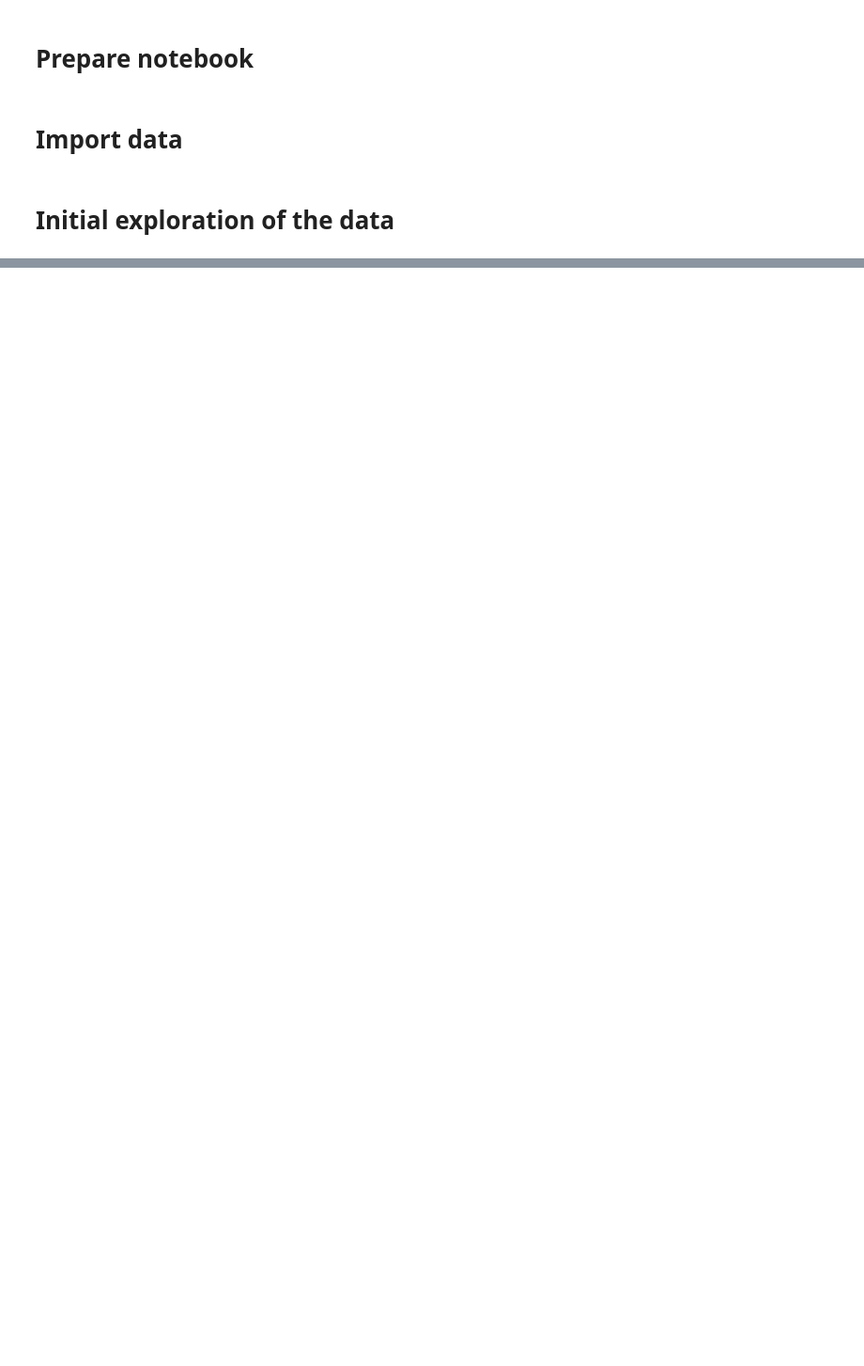
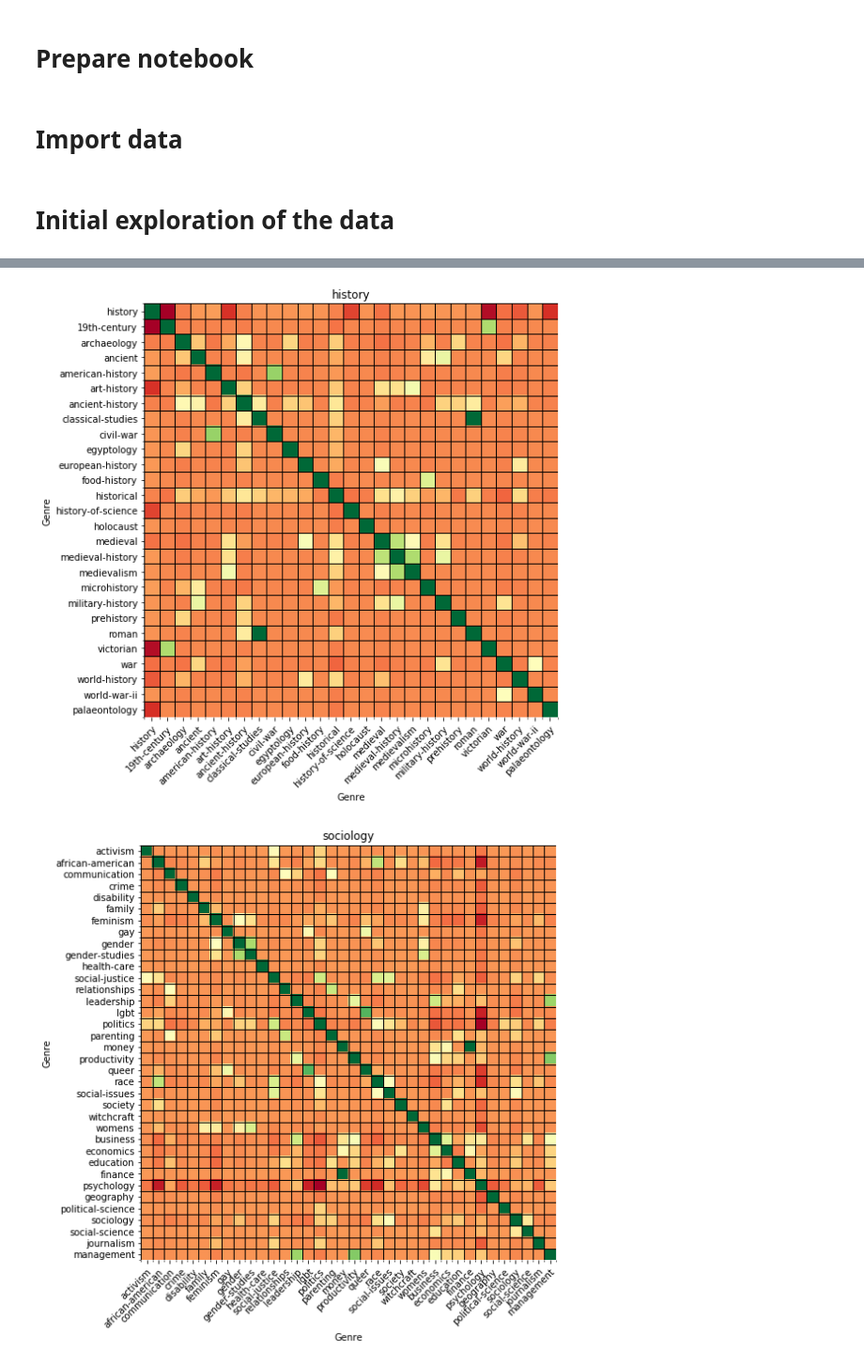
Before and after one commit to craig0a/reading_history_analysis, a Jupyter notebook: 1a - initial_exploration.ipynb, the cells around one changed output, grey strips where cells are left out. Shown: that part at 94% size. Drawn from its saved outputs; the diff is of its cells as text; code cells hidden in the pictures; blank space fills up the shorter version.

```diff
--- a/1a - initial_exploration.ipynb
+++ b/1a - initial_exploration.ipynb
@@ -55,9 +35,0 @@ genre_stats.index.name = 'genre'
-# %%
-genre_rating_counts = pd.melt(genre_stats.reset_index(),
-                              id_vars=['genre'], value_vars=[5, 4, 3, 2, 1, 0],
-                                var_name='rating', value_name='count')
-
-fig, ax = plt.subplots(1,1, figsize = (15,15))
-sns.barplot(data = genre_rating_counts.loc[genre_rating_counts.genre.apply(lambda s: s in top_genres)],
-                                           y = 'genre', x = 'count', hue = 'rating',
-            ax =ax, palette = 'Blues')
@@ -67,8 +35,0 @@ sns.barplot(data = genre_rating_counts.loc[genre_rating_counts.genre.apply(lambd
-# %%
-genre_rating_counts['fraction'] = genre_rating_counts.groupby('genre')['count'].transform(lambda g: g/genre_stats.loc[g.name, 'count'])
-
-
-fig, ax = plt.subplots(1,1, figsize = (15,15))
-sns.barplot(data = genre_rating_counts.loc[genre_rating_counts.genre.apply(lambda s: s in top_genres)],
-            y = 'genre', x = 'fraction', hue = 'rating',
-            ax =ax, palette = 'Blues')
@@ -89,0 +46,16 @@ books.columns
+# %%
+for k,v in category_mappings.items():
+    fig, ax = plt.subplots(1,1, figsize = (10,10))
+    g = books.loc[categories[k], v]
+    ax.set_title(k)
+    im, cbar = heatmap(g.astype(int).corr(),
+                   row_title = 'Genre', row_labels= g.columns,
+                   col_title = 'Genre', col_labels = g.columns,
+                   ax=ax, cmap='RdYlGn', cbarlabel="Correlation",
+                   x_tick_rotation = 45)
+    cbar.remove()
+    #cmv = im.get_array().data
+    #texts = annotate_heatmap(im, data = cmv, valfmt="{x:.2f}")
+# %% [output]
+[figure, added]
+[figure, added]
```
Also changed, not shown: parts of 21 cells of this notebook, 6 other files.
